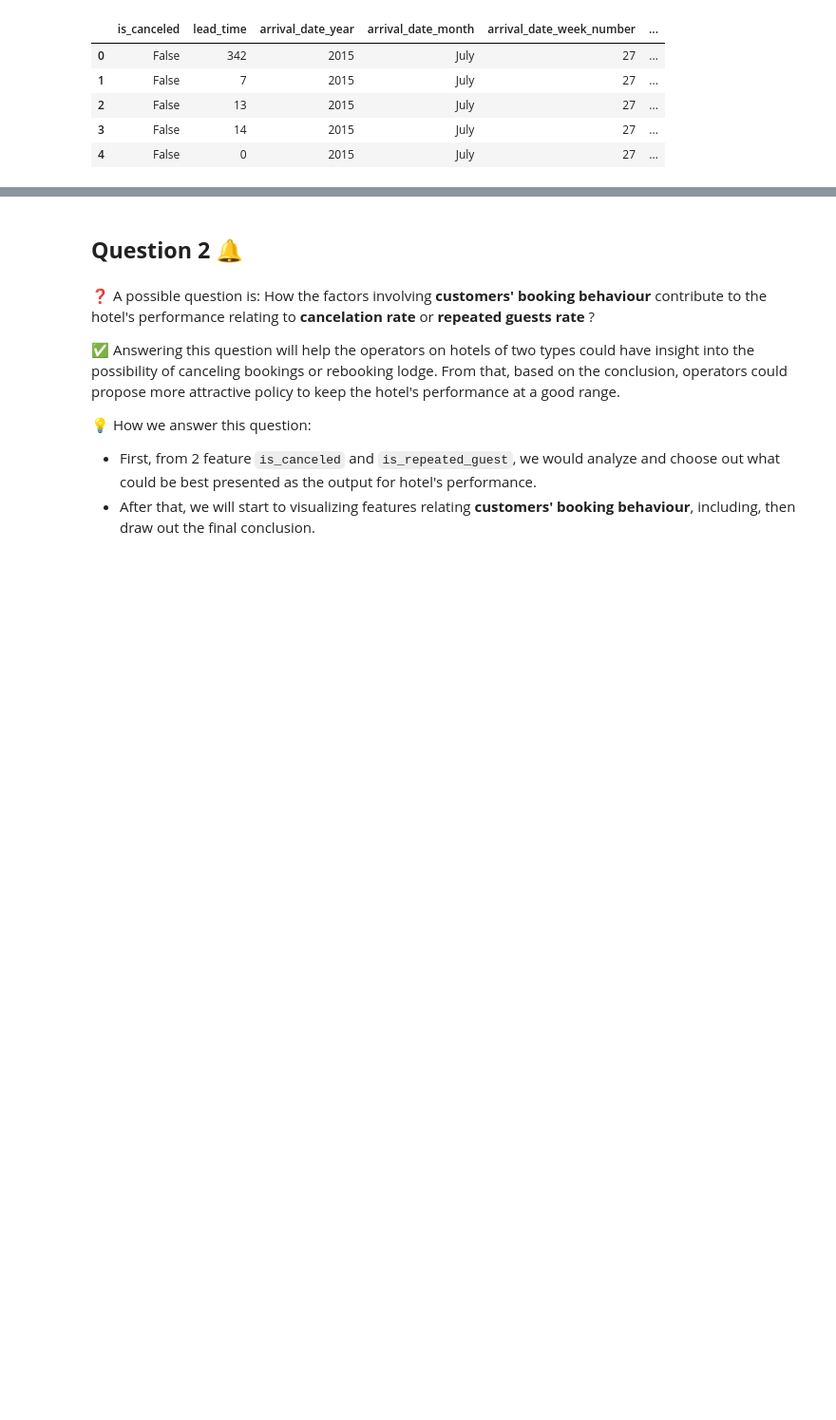
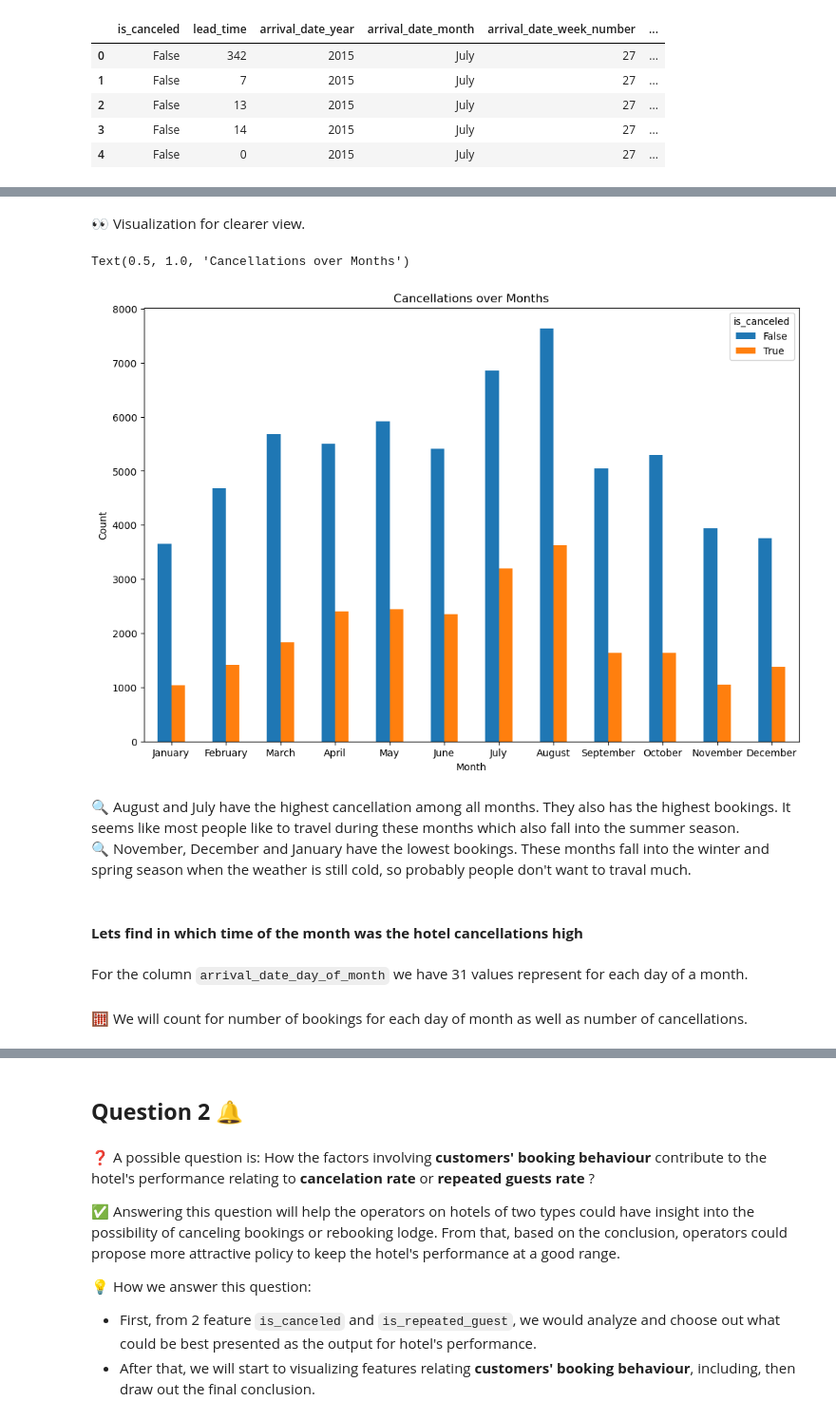
Before and after one commit to danghuynh-bit/LTKHDL_hotekbookingdemand, a Jupyter notebook: 03_Analyzing_Questions.ipynb, the cells around one changed output, grey strips where cells are left out. Shown at 95% size. Cells and saved outputs as stored; diff of their text form; code cells hidden in the pictures; blank space fills up the shorter version.

```diff
--- a/03_Analyzing_Questions.ipynb
+++ b/03_Analyzing_Questions.ipynb
@@ -26,0 +147,14 @@ cleaned_data.head()
+# %%
+# Extract canceled and month columns
+month_df = time_df[['is_canceled', 'arrival_date_month']]
+
+# Count
+month_count = month_df.groupby('arrival_date_month').value_counts()
+
+# Save to new df
+cancel_month_df = month_count.unstack()
+
+# Rearrange the index
+months = ['January', 'February', 'March', 'April', 'May', 'June', 'July', 'August', 'September', 'October', 'November', 'December']
+cancel_month_df = cancel_month_df.reindex(months)
+cancel_month_df
@@ -26,0 +176,25 @@ cleaned_data.head()
+# %% [markdown]
+👀  Visualization for clearer view.
+# %%
+# Set up ax
+fig, ax = plt.subplots(figsize=(12, 8))
+
+# Plot group bar chart
+cancel_month_df.plot(kind='bar', width=0.5, ax=ax, rot=0)
+
+# Set x, y labels and title
+plt.xlabel('Month')
+plt.ylabel('Count')
+plt.title('Cancellations over Months')
+# %% [output]
+Text(0.5, 1.0, 'Cancellations over Months')
+[figure, added]
+# %% [markdown]
+🔍 August and July have the highest cancellation among all months. They also has the highest bookings. It seems like most people like to travel during these months which also fall into the summer season.
+🔍 November, December and January have the lowest bookings. These months fall into the winter and spring season when the weather is still cold, so probably people don't want to traval much.
+# %% [markdown]
+#### **Lets find in which time of the month was the hotel cancellations high**
+# %% [markdown]
+For the column `arrival_date_day_of_month` we have 31 values represent for each day of a month.
+# %% [markdown]
+🧮 We will count for number of bookings for each day of month as well as number of cancellations.
```
Also changed, not shown: parts of 52 cells of this notebook.
